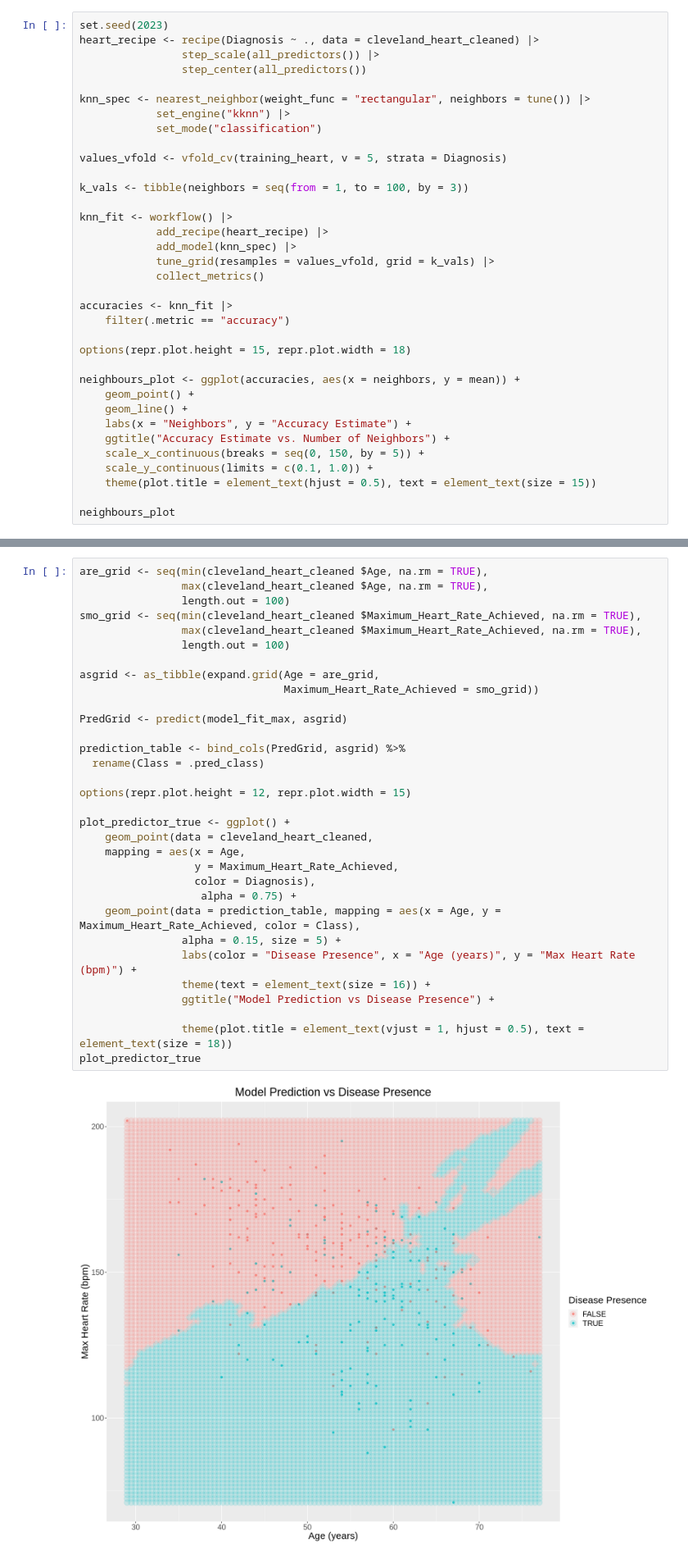
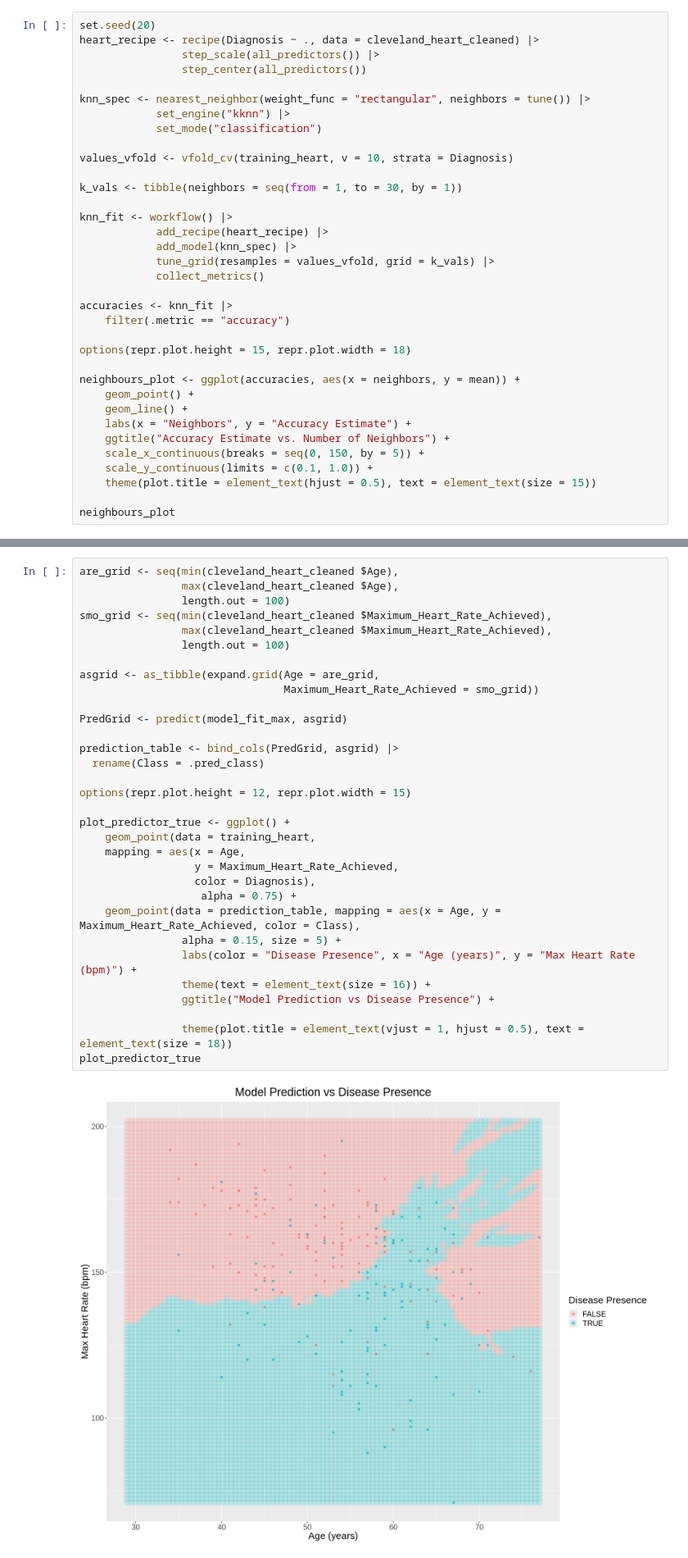
Before and after one commit to Parsapk1/NEW_DSCI_PROJECT, a Jupyter notebook: DSCI100_Project.ipynb, the cells around one changed output, grey strips where cells are left out. Shown at 82% size. Saved outputs shown, nothing was run; the diff lists cells and outputs as text.

```diff
--- a/DSCI100_Project.ipynb
+++ b/DSCI100_Project.ipynb
@@ -214,7 +238,7 @@ A tibble: 2 × 3
 | FALSE | 122 | 53.9823 |
 | TRUE | 104 | 46.0177 |
 # %%
-set.seed(2023)
+set.seed(20)
 heart_recipe <- recipe(Diagnosis ~ ., data = cleveland_heart_cleaned) |>
                 step_scale(all_predictors()) |>
                 step_center(all_predictors())
@@ -223,9 +247,9 @@ knn_spec <- nearest_neighbor(weight_func = "rectangular", neighbors = tune()) |>
             set_engine("kknn") |>
             set_mode("classification")
 
-values_vfold <- vfold_cv(training_heart, v = 5, strata = Diagnosis)
+values_vfold <- vfold_cv(training_heart, v = 10, strata = Diagnosis)
 
-k_vals <- tibble(neighbors = seq(from = 1, to = 100, by = 3))
+k_vals <- tibble(neighbors = seq(from = 1, to = 30, by = 1))
 
 knn_fit <- workflow() |>
             add_recipe(heart_recipe) |>
@@ -303,37 +327,37 @@ Prediction FALSE TRUE
 # %%
-are_grid <- seq(min(cleveland_heart_cleaned $Age, na.rm = TRUE),
-                max(cleveland_heart_cleaned $Age, na.rm = TRUE),
+are_grid <- seq(min(cleveland_heart_cleaned $Age),
+                max(cleveland_heart_cleaned $Age),
                 length.out = 100)
-smo_grid <- seq(min(cleveland_heart_cleaned $Maximum_Heart_Rate_Achieved, na.rm = TRUE),
-                max(cleveland_heart_cleaned $Maximum_Heart_Rate_Achieved, na.rm = TRUE),
+smo_grid <- seq(min(cleveland_heart_cleaned $Maximum_Heart_Rate_Achieved),
+                max(cleveland_heart_cleaned $Maximum_Heart_Rate_Achieved),
                 length.out = 100)
 
 asgrid <- as_tibble(expand.grid(Age = are_grid,
                                 Maximum_Heart_Rate_Achieved = smo_grid))
 
 PredGrid <- predict(model_fit_max, asgrid)
 
-prediction_table <- bind_cols(PredGrid, asgrid) %>%
+prediction_table <- bind_cols(PredGrid, asgrid) |>
   rename(Class = .pred_class)
 
 options(repr.plot.height = 12, repr.plot.width = 15)
 
 plot_predictor_true <- ggplot() +
-    geom_point(data = cleveland_heart_cleaned,
+    geom_point(data = training_heart,
     mapping = aes(x = Age,
                   y = Maximum_Heart_Rate_Achieved,
                   color = Diagnosis),
                    alpha = 0.75) +
     geom_point(data = prediction_table, mapping = aes(x = Age, y = Maximum_Heart_Rate_Achieved, color = Class),
                 alpha = 0.15, size = 5) +
                 labs(color = "Disease Presence", x = "Age (years)", y = "Max Heart Rate (bpm)") +
                 theme(text = element_text(size = 16)) +
                 ggtitle("Model Prediction vs Disease Presence") +
 
                 theme(plot.title = element_text(vjust = 1, hjust = 0.5), text = element_text(size = 18))
 plot_predictor_true
 # %% [output]
-[figure, old version]
+[figure, new version]
 # %% [markdown]
 ## Methods:
 We will use age, resting blood pressure, and serum cholesterol as variables and compare all of these factors against the heart disease diagnosis, in order to determine whether or not they have an impact on heart disease diagnosis. One way to visualize this would be to make a histogram of each category against the heart disease diagnosis, to see if increasings blood pressure, for example, has a correlation on the diagnosis.
```
Also changed, not shown: parts of 8 cells of this notebook.
